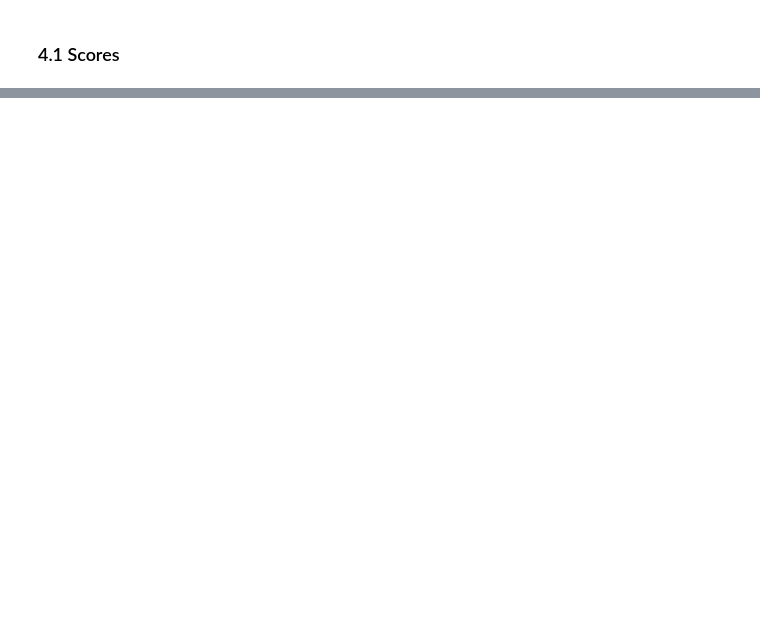
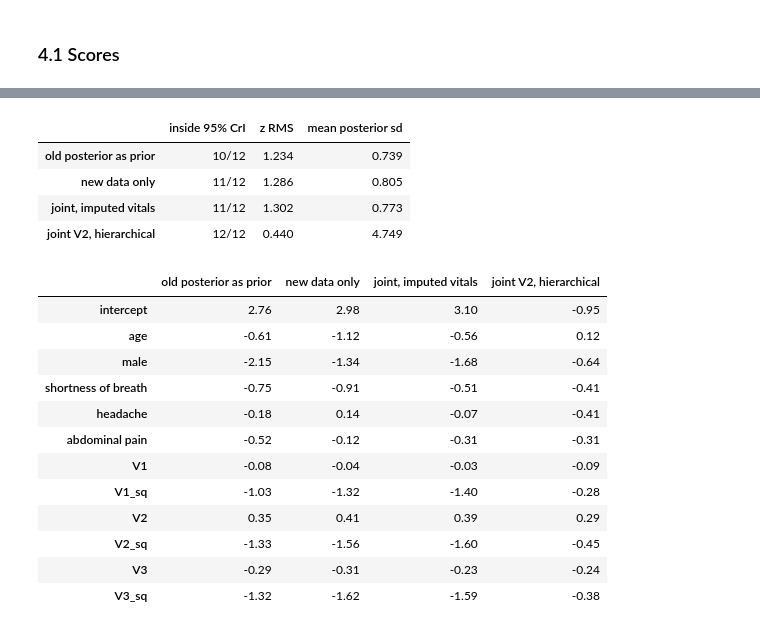
Before and after one commit to santabeard/DataanalysProjekt, a Jupyter notebook: bayesianUpdating/demos/demo_model_update/demo_model_update.ipynb, the cells around one changed output, grey strips where cells are left out. Drawn from its saved outputs; the diff is of its cells as text; code cells hidden in the pictures; blank space fills up the shorter version.

```diff
--- a/bayesianUpdating/demos/demo_model_update/demo_model_update.ipynb
+++ b/bayesianUpdating/demos/demo_model_update/demo_model_update.ipynb
@@ -362,0 +482,19 @@ test patients: 20000, deaths: 569
+# %%
+import matplotlib.pyplot as plt
+
+# one fixed hue and marker per model, in the order of `models`
+COLORS = ["#2a78d6", "#eb6834", "#1baf7a", "#eda100", "#e87ba4", "#008300", "#4a3aa7", "#e34948"]
+MARKERS = ["o", "s", "^", "D", "v", "P", "X", "*"]
+
+fig, ax = plt.subplots(figsize=(6.5, 6))
+ax.plot([0, 1], [0, 1], color="#888888", ls="--", lw=1, label="calibrated")
+for (name, c), color, marker in zip(curves.items(), COLORS, MARKERS):
+    ax.plot(c.index, c.values, color=color, marker=marker, ms=5, lw=2, label=name)
+ax.set(xlim=(0, 1), ylim=(0, 1), title="Coverage of the true risk",
+       xlabel="nominal level of the credible interval", ylabel="share of test patients whose true risk is inside")
+ax.grid(color="#e5e5e5", lw=0.8)
+ax.set_axisbelow(True)
+for side in ("top", "right"):
+    ax.spines[side].set_visible(False)
+ax.legend(fontsize=8, frameon=False, loc="upper left")
+plt.show()
@@ -362,0 +506,36 @@ test patients: 20000, deaths: 569
+# %%
+truth = pd.Series({"intercept": TRUE_INTERCEPT, **TRUE_BETA})
+z_coef, coef_summary = {}, {}
+for name, d in models.items():
+    if list(d.columns) != list(truth.index):            # only models whose parameters are the true coefficients
+        continue
+    lo, hi = d.quantile(0.025), d.quantile(0.975)
+    z_coef[name] = (d.mean() - truth) / d.std()
+    coef_summary[name] = {
+        "inside 95% CrI": f"{((truth >= lo) & (truth <= hi)).sum()}/{len(truth)}",
+        "z RMS": np.sqrt(np.mean(z_coef[name] ** 2)),
+        "mean posterior sd": d.std().mean(),
+    }
+
+display(pd.DataFrame.from_dict(coef_summary, orient="index").round(3))
+# error of each coefficient in posterior sds: |z| > 2 is a miss of the 95% interval
+pd.DataFrame(z_coef).round(2)
+# %% [output]
+|  | inside 95% CrI | z RMS | mean posterior sd |
+| old posterior as prior | 10/12 | 1.234 | 0.739 |
+| new data only | 11/12 | 1.286 | 0.805 |
+| joint, imputed vitals | 11/12 | 1.302 | 0.773 |
+| joint V2, hierarchical | 12/12 | 0.440 | 4.749 |
+|  | old posterior as prior | new data only | joint, imputed vitals | joint V2, hierarchical |
+| intercept | 2.76 | 2.98 | 3.10 | -0.95 |
+| age | -0.61 | -1.12 | -0.56 | 0.12 |
+| male | -2.15 | -1.34 | -1.68 | -0.64 |
+| shortness of breath | -0.75 | -0.91 | -0.51 | -0.41 |
+| headache | -0.18 | 0.14 | -0.07 | -0.41 |
+| abdominal pain | -0.52 | -0.12 | -0.31 | -0.31 |
+| V1 | -0.08 | -0.04 | -0.03 | -0.09 |
+| V1_sq | -1.03 | -1.32 | -1.40 | -0.28 |
+| V2 | 0.35 | 0.41 | 0.39 | 0.29 |
+| V2_sq | -1.33 | -1.56 | -1.60 | -0.45 |
+| V3 | -0.29 | -0.31 | -0.23 | -0.24 |
+| V3_sq | -1.32 | -1.62 | -1.59 | -0.38 |
```
Also changed, not shown: parts of 16 cells of this notebook, 5 other files.
